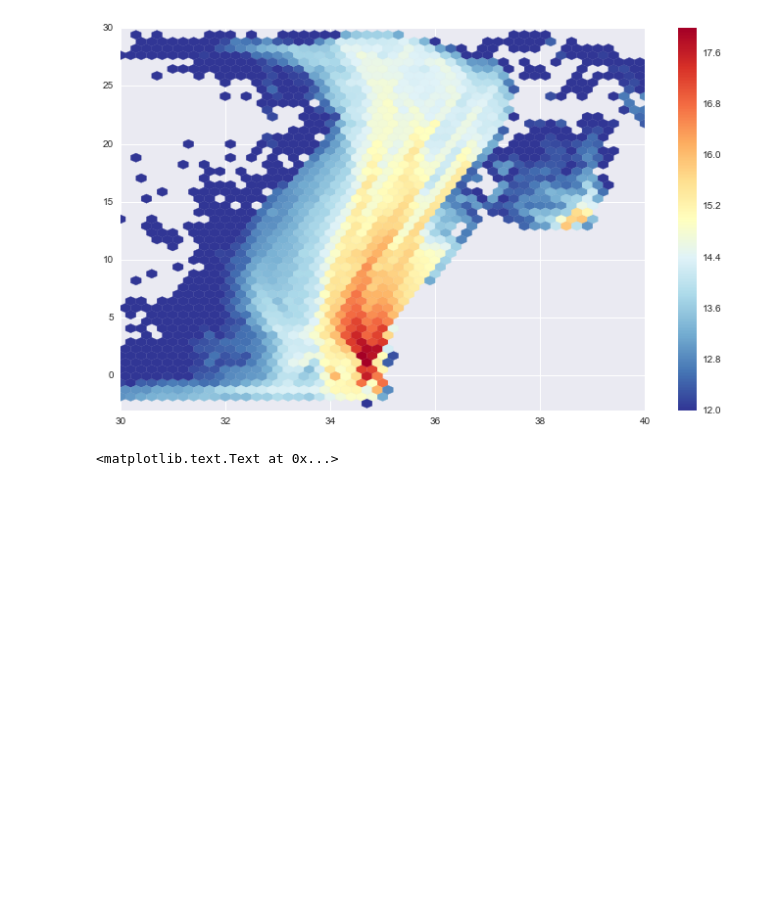
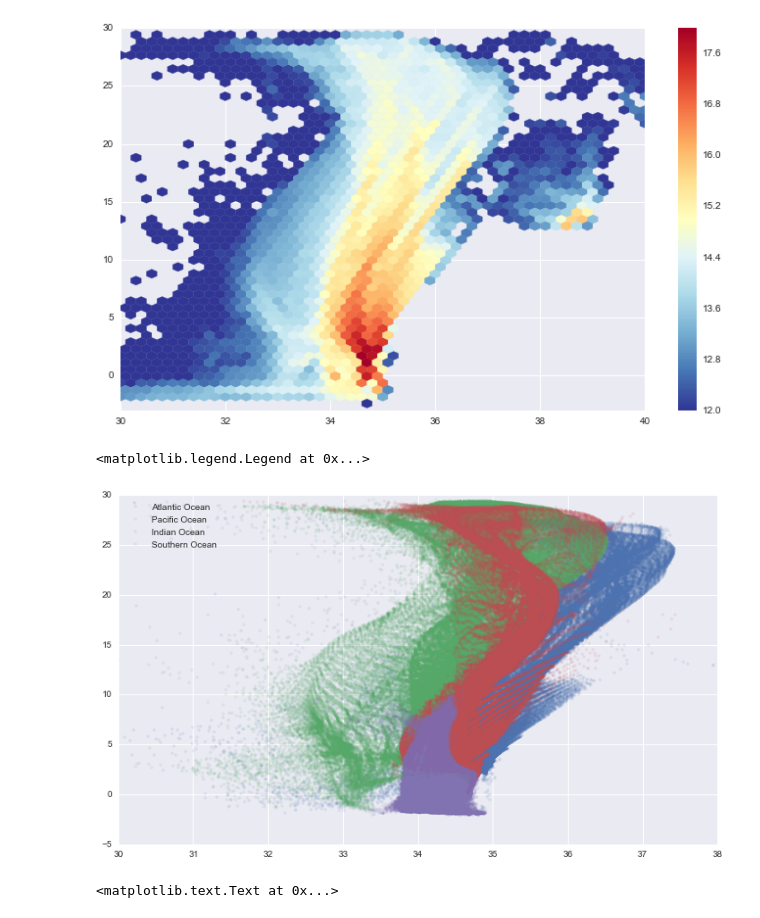
Before and after one commit to rabernat/intro_to_physical_oceanography, a Jupyter notebook: lectures/03_ocean_temperature_salinity_stratification.ipynb, the cells around one changed output. Saved outputs shown, nothing was run; the diff lists cells and outputs as text; code cells hidden in the pictures; blank space fills up the shorter version.

```diff
--- a/lectures/03_ocean_temperature_salinity_stratification.ipynb
+++ b/lectures/03_ocean_temperature_salinity_stratification.ipynb
@@ -9,9 +9,17 @@ import gsw
 seaborn.set()
 %matplotlib inline
 plt.rcParams['figure.figsize'] = (12,7)
+# %%
+# masks
+woa_mask = xray.open_dataset('http://iridl.ldeo.columbia.edu/SOURCES/.NOAA/.NODC/.WOA09/'
+                             '.Masks/.basin/dods/').rename({'X':'lon', 'Y':'lat', 'Z': 'depth'})
+basin_names = woa_mask.basin.attrs['CLIST'].split('\n')
+basins_main = { n: basin_names[n-1] for n in [1,2,3,10] }
+basins_marginal = { n: basin_names[n-1] for n in [4,5,6,7,11] }
 # %%
 woa = xray.open_dataset('http://iridl.ldeo.columbia.edu/SOURCES/.NOAA/.NODC/.WOA09/'
                         '.Grid-1x1/.Annual/dods')
+woa = woa.merge(woa_mask)
 # %%
 woa['temperature.t_an'][0,0].plot(yincrease=True, vmax=30, center=14)
 # %% [output]
@@ -38,20 +46,20 @@ ax.set_title('Zonal Mean Salinity')
 # %% [output]
 <matplotlib.text.Text at 0x...>
 [figure]
+# %%
+woa['thick'] = woa.depth.diff(dim='depth')
+# add an area element
+woa['area'] = (gsw.earth.earth_radius**2 *
+               np.radians(1.) * np.radians(1.) *
+               np.cos(np.radians(woa.lat)))
+t, s, dz, a, basin = xray.broadcast_arrays(
+                *xray.align(
+                    woa['temperature.t_an'], woa['salinity.s_an'],
+                    woa['thick'], woa['area'], woa['basin']
+                )
+              )
+vol = dz*a
 # %%
-woa['thick'] = woa.depth.diff(dim='depth')
-# add an area element
-woa['area'] = (gsw.earth.earth_radius**2 *
-               np.radians(1.) * np.radians(1.) *
-               np.cos(np.radians(woa.lat)))
-t, s, dz, a  = xray.broadcast_arrays(
-                *xray.align(
-                    woa['temperature.t_an'], woa['salinity.s_an'],
-                    woa['thick'], woa['area']
-                )
-              )
-vol = dz*a
-
 fig, (ax1, ax2) = plt.subplots(2)
 
 # uncomment to make log scale
@@ -76,6 +84,18 @@ plt.colorbar()
 plt.clim([12,18])
 # %% [output]
 [figure]
+# %%
+pal = seaborn.palettes.color_palette(n_colors=len(basins_main))
+for (bnum, bname), col in zip(basins_main.iteritems(), pal):
+    plt.plot(s.where(basin==bnum).values.ravel(), t.where(basin==bnum).values.ravel(),
+             '.', color=col,
+                alpha=0.1, label=bname
+               )
+plt.xlim(30,38)
+plt.legend(loc='upper left')
+# %% [output]
+<matplotlib.legend.Legend at 0x...>
+[figure, added]
 # %%
 # the goods are here
 # https://www.nodc.noaa.gov/OC5/3M_HEAT_CONTENT/
```
Also changed, not shown: parts of 12 cells of this notebook, 1 other file.
